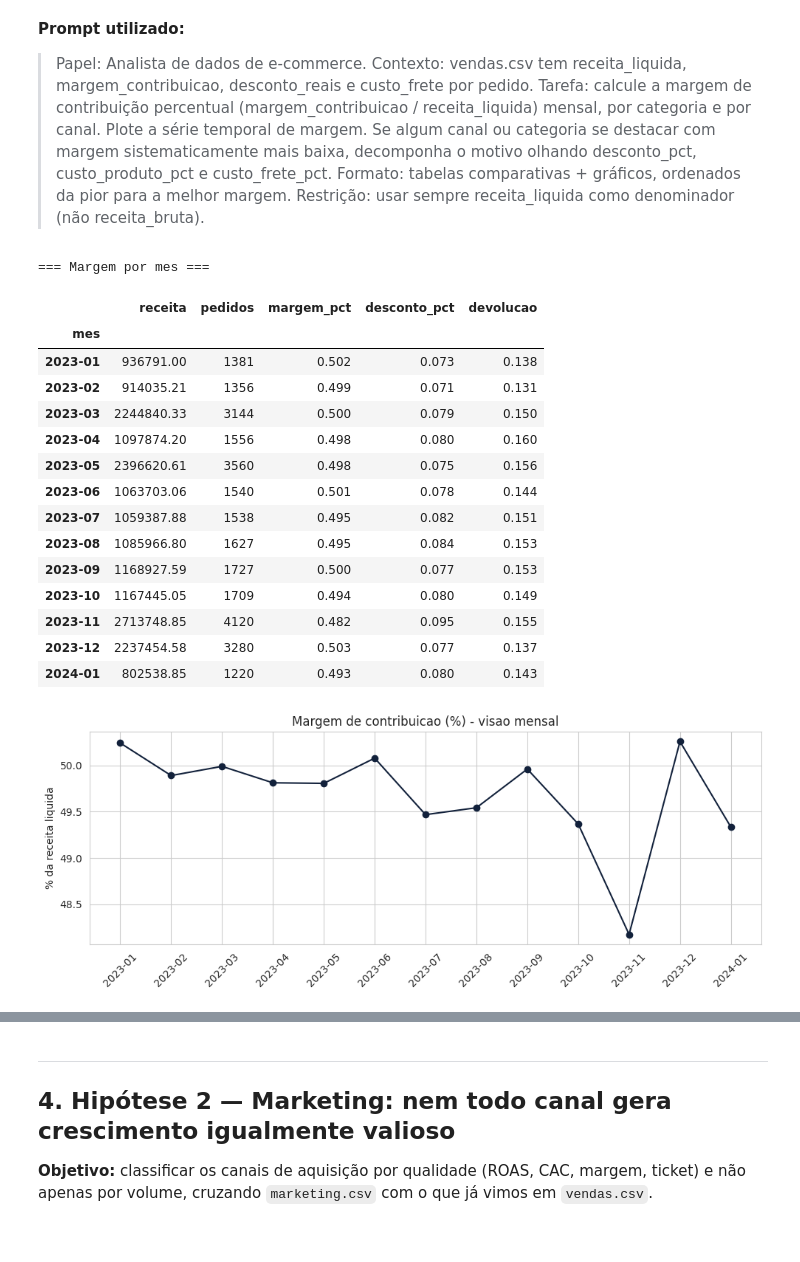
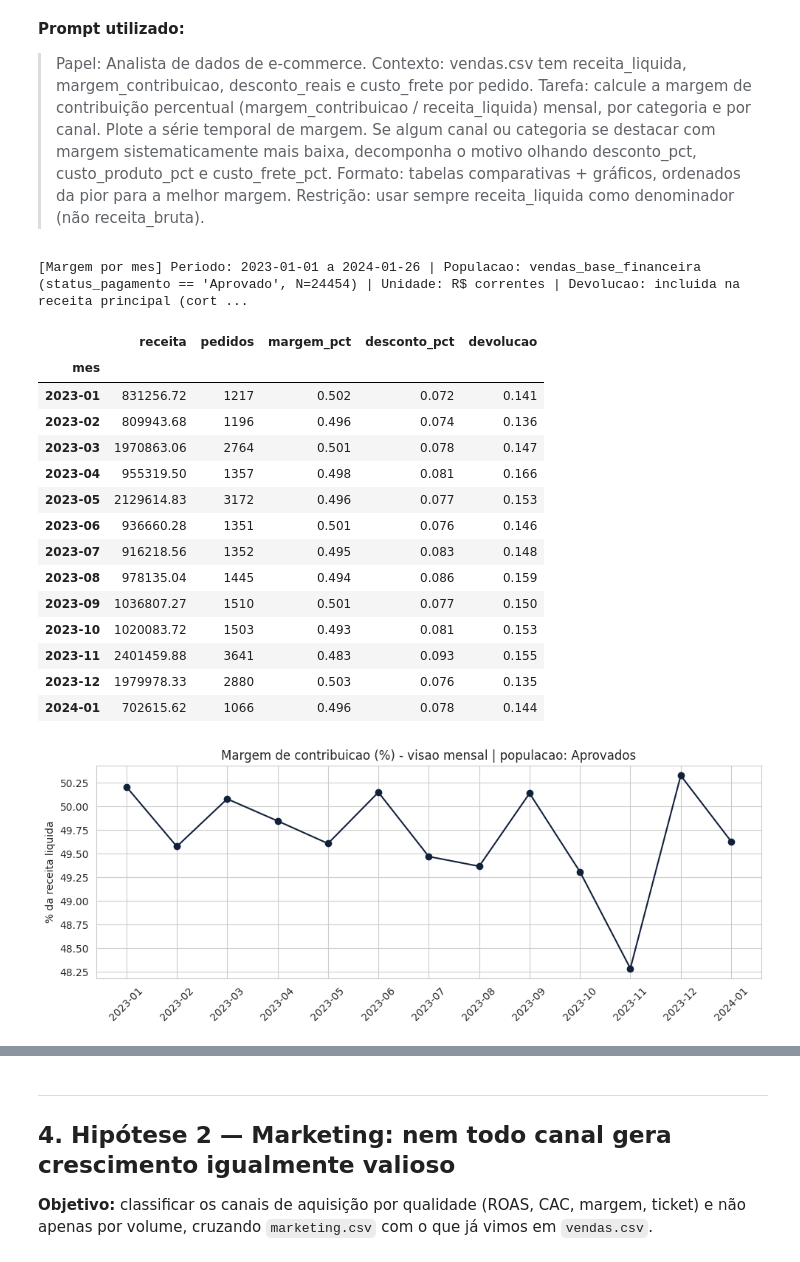
Before and after one commit to anapbatista/BootCamp-EloGroup, a Jupyter notebook: Case_Vertice_AED_Completa.ipynb, the cells around one changed output, grey strips where cells are left out. Drawn from its saved outputs; the diff is of its cells as text; code cells hidden in the pictures.

```diff
--- a/Case_Vertice_AED_Completa.ipynb
+++ b/Case_Vertice_AED_Completa.ipynb
@@ -230,0 +242,20 @@ Desses, % cujo order_id EXISTE em vendas.csv: 34.6%  (n=12404)
+# %%
+# P0 - Distribuicao de status_pagamento e seu impacto financeiro
+print("=== Distribuicao de status_pagamento (todos os 27.758 registros validos) ===")
+display(vendas.groupby('status_pagamento').agg(
+    pedidos=('order_id', 'count'), receita_liquida=('receita_liquida', 'sum'),
+    margem_contribuicao=('margem_contribuicao', 'sum')).round(0))
+
+# Declaracao da populacao-base oficial para diagnostico financeiro (margem, frete, devolucao).
+# Cancelado e Aguardando NAO sao venda realizada - nao devem entrar em nenhuma conta de margem/oportunidade.
+vendas_base_financeira = vendas[vendas['status_pagamento'] == 'Aprovado'].copy()
+print(f"\nvendas_base_financeira declarada: {len(vendas_base_financeira)} pedidos (status_pagamento == 'Aprovado')")
+print("-> Esta e' a populacao usada em TODAS as tabelas de margem/frete/devolucao a partir daqui.")
+
+# Helper de metadado - anexar em toda tabela financeira daqui em diante (pedido da mentoria: declarar
+# periodo, populacao, unidade e tratamento da devolucao junto de cada tabela/slide).
+def contexto_tabela(nome_tabela):
+    ini, fim = vendas_base_financeira['data_pedido'].min().date(), vendas_base_financeira['data_pedido'].max().date()
+    print(f"[{nome_tabela}] Periodo: {ini} a {fim} | Populacao: vendas_base_financeira "
+          f"(status_pagamento == 'Aprovado', N={len(vendas_base_financeira)}) | Unidade: R$ correntes | "
+          f"Devolucao: incluida na receita principal (corte de exposicao mostrado a parte, nao subtraido)")
@@ -363,38 +453,37 @@ A seguir, cada hipótese é **explorada, testada estatisticamente quando cabíve
 > Formato: tabelas comparativas + gráficos, ordenados da pior para a melhor margem.
 > Restrição: usar sempre receita_liquida como denominador (não receita_bruta).
 # %%
-# @title
 import matplotlib.pyplot as plt
 import seaborn as sns
 sns.set_style('whitegrid')
 
-# Margem mensal (visão geral)
-margem_mes = vendas.groupby('mes').agg(receita=('receita_liquida','sum'), pedidos=('order_id','count'),
+# Margem mensal (visão geral) - usando a populacao financeira oficial (P0, Secao 1.1)
+margem_mes = vendas_base_financeira.groupby('mes').agg(receita=('receita_liquida','sum'), pedidos=('order_id','count'),
                                         margem_pct=('margem_pct','mean'), desconto_pct=('desconto_pct','mean'),
                                         devolucao=('devolvido', lambda x: (x==True).mean()))
-print("=== Margem por mes ===")
+contexto_tabela('Margem por mes')
 display(margem_mes.round(3))
 
 fig, ax = plt.subplots(figsize=(10,4))
 ax.plot(margem_mes.index, margem_mes['margem_pct']*100, marker='o', color='#12213B')
-ax.set_title('Margem de contribuicao (%) - visao mensal'); ax.set_ylabel('% da receita liquida')
+ax.set_title('Margem de contribuicao (%) - visao mensal | populacao: Aprovados'); ax.set_ylabel('% da receita liquida')
 plt.xticks(rotation=45); plt.tight_layout(); plt.show()
 # %% [output]
-=== Margem por mes ===
+[Margem por mes] Periodo: 2023-01-01 a 2024-01-26 | Populacao: vendas_base_financeira (status_pagamento == 'Aprovado', N=24454) | Unidade: R$ correntes | Devolucao: incluida na receita principal (cort ...
 |  | receita | pedidos | margem_pct | desconto_pct | devolucao |
 | mes |  |  |  |  |  |
-| 2023-01 | 936791.00 | 1381 | 0.502 | 0.073 | 0.138 |
-| 2023-02 | 914035.21 | 1356 | 0.499 | 0.071 | 0.131 |
-| 2023-03 | 2244840.33 | 3144 | 0.500 | 0.079 | 0.150 |
-| 2023-04 | 1097874.20 | 1556 | 0.498 | 0.080 | 0.160 |
-| 2023-05 | 2396620.61 | 3560 | 0.498 | 0.075 | 0.156 |
-| 2023-06 | 1063703.06 | 1540 | 0.501 | 0.078 | 0.144 |
-| 2023-07 | 1059387.88 | 1538 | 0.495 | 0.082 | 0.151 |
-| 2023-08 | 1085966.80 | 1627 | 0.495 | 0.084 | 0.153 |
-| 2023-09 | 1168927.59 | 1727 | 0.500 | 0.077 | 0.153 |
-| 2023-10 | 1167445.05 | 1709 | 0.494 | 0.080 | 0.149 |
-| 2023-11 | 2713748.85 | 4120 | 0.482 | 0.095 | 0.155 |
-| 2023-12 | 2237454.58 | 3280 | 0.503 | 0.077 | 0.137 |
-| 2024-01 | 802538.85 | 1220 | 0.493 | 0.080 | 0.143 |
+| 2023-01 | 831256.72 | 1217 | 0.502 | 0.072 | 0.141 |
+| 2023-02 | 809943.68 | 1196 | 0.496 | 0.074 | 0.136 |
+| 2023-03 | 1970863.06 | 2764 | 0.501 | 0.078 | 0.147 |
+| 2023-04 | 955319.50 | 1357 | 0.498 | 0.081 | 0.166 |
+| 2023-05 | 2129614.83 | 3172 | 0.496 | 0.077 | 0.153 |
+| 2023-06 | 936660.28 | 1351 | 0.501 | 0.076 | 0.146 |
+| 2023-07 | 916218.56 | 1352 | 0.495 | 0.083 | 0.148 |
+| 2023-08 | 978135.04 | 1445 | 0.494 | 0.086 | 0.159 |
+| 2023-09 | 1036807.27 | 1510 | 0.501 | 0.077 | 0.150 |
+| 2023-10 | 1020083.72 | 1503 | 0.493 | 0.081 | 0.153 |
+| 2023-11 | 2401459.88 | 3641 | 0.483 | 0.093 | 0.155 |
+| 2023-12 | 1979978.33 | 2880 | 0.503 | 0.076 | 0.135 |
+| 2024-01 | 702615.62 | 1066 | 0.496 | 0.078 | 0.144 |
-[figure, old version]
+[figure, new version]
 # %%
```
Also changed, not shown: parts of 34 cells of this notebook.
